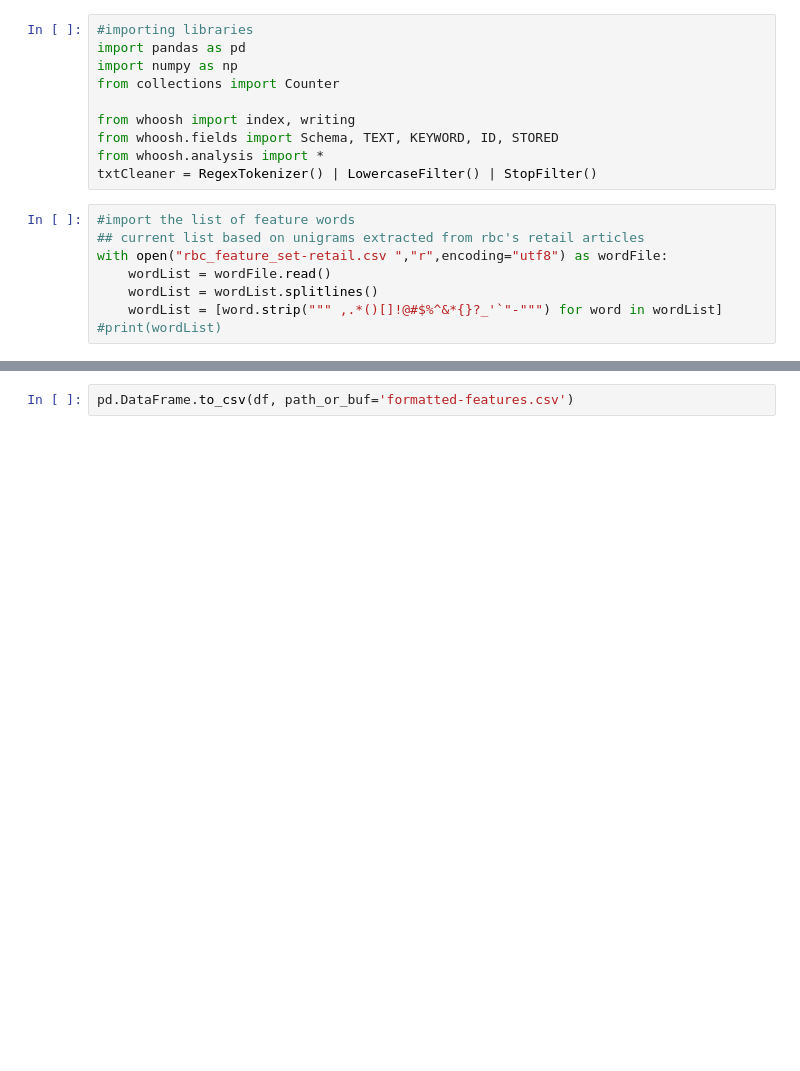
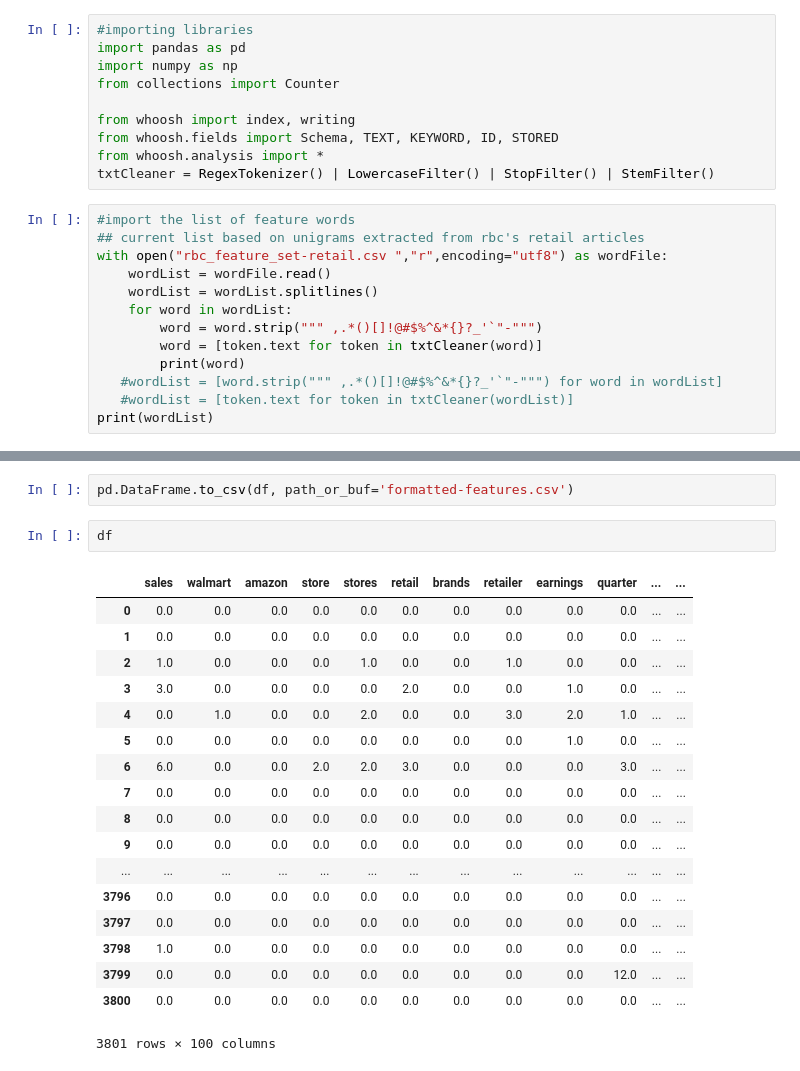
Before and after one commit to RBCCapstone/DataCollection, a Jupyter notebook: Scripts/FeatureFormatting.ipynb, the cells around one changed output, grey strips where cells are left out. Drawn from its saved outputs; the diff is of its cells as text; blank space fills up the shorter version.

```diff
--- a/Scripts/FeatureFormatting.ipynb
+++ b/Scripts/FeatureFormatting.ipynb
@@ -11,12 +11,17 @@ from collections import Counter
 from whoosh import index, writing
 from whoosh.fields import Schema, TEXT, KEYWORD, ID, STORED
 from whoosh.analysis import *
-txtCleaner = RegexTokenizer() | LowercaseFilter() | StopFilter()
+txtCleaner = RegexTokenizer() | LowercaseFilter() | StopFilter() | StemFilter()
 # %%
 #import the list of feature words
 ## current list based on unigrams extracted from rbc's retail articles
 with open("rbc_feature_set-retail.csv ","r",encoding="utf8") as wordFile:
     wordList = wordFile.read()
     wordList = wordList.splitlines()
-    wordList = [word.strip(""" ,.*()[]!@#$%^&*{}?_'`"-""") for word in wordList]
-#print(wordList)
+    for word in wordList:
+        word = word.strip(""" ,.*()[]!@#$%^&*{}?_'`"-""")
+        word = [token.text for token in txtCleaner(word)]
+        print(word)
+   #wordList = [word.strip(""" ,.*()[]!@#$%^&*{}?_'`"-""") for word in wordList]
+   #wordList = [token.text for token in txtCleaner(wordList)]
+print(wordList)
@@ -39,3 +62,24 @@ with open("retailarticles.csv ","r") as dataFile:
         i += 1
 # %%
 pd.DataFrame.to_csv(df, path_or_buf='formatted-features.csv')
+# %%
+df
+# %% [output]
+|  | sales | walmart | amazon | store | stores | retail | brands | retailer | earnings | quarter | ... | ... |
+| 0 | 0.0 | 0.0 | 0.0 | 0.0 | 0.0 | 0.0 | 0.0 | 0.0 | 0.0 | 0.0 | ... | ... |
+| 1 | 0.0 | 0.0 | 0.0 | 0.0 | 0.0 | 0.0 | 0.0 | 0.0 | 0.0 | 0.0 | ... | ... |
+| 2 | 1.0 | 0.0 | 0.0 | 0.0 | 1.0 | 0.0 | 0.0 | 1.0 | 0.0 | 0.0 | ... | ... |
+| 3 | 3.0 | 0.0 | 0.0 | 0.0 | 0.0 | 2.0 | 0.0 | 0.0 | 1.0 | 0.0 | ... | ... |
+| 4 | 0.0 | 1.0 | 0.0 | 0.0 | 2.0 | 0.0 | 0.0 | 3.0 | 2.0 | 1.0 | ... | ... |
+| 5 | 0.0 | 0.0 | 0.0 | 0.0 | 0.0 | 0.0 | 0.0 | 0.0 | 1.0 | 0.0 | ... | ... |
+| 6 | 6.0 | 0.0 | 0.0 | 2.0 | 2.0 | 3.0 | 0.0 | 0.0 | 0.0 | 3.0 | ... | ... |
+| 7 | 0.0 | 0.0 | 0.0 | 0.0 | 0.0 | 0.0 | 0.0 | 0.0 | 0.0 | 0.0 | ... | ... |
+| 8 | 0.0 | 0.0 | 0.0 | 0.0 | 0.0 | 0.0 | 0.0 | 0.0 | 0.0 | 0.0 | ... | ... |
+| 9 | 0.0 | 0.0 | 0.0 | 0.0 | 0.0 | 0.0 | 0.0 | 0.0 | 0.0 | 0.0 | ... | ... |
+| ... | ... | ... | ... | ... | ... | ... | ... | ... | ... | ... | ... | ... |
+| 3796 | 0.0 | 0.0 | 0.0 | 0.0 | 0.0 | 0.0 | 0.0 | 0.0 | 0.0 | 0.0 | ... | ... |
+| 3797 | 0.0 | 0.0 | 0.0 | 0.0 | 0.0 | 0.0 | 0.0 | 0.0 | 0.0 | 0.0 | ... | ... |
+| 3798 | 1.0 | 0.0 | 0.0 | 0.0 | 0.0 | 0.0 | 0.0 | 0.0 | 0.0 | 0.0 | ... | ... |
+| 3799 | 0.0 | 0.0 | 0.0 | 0.0 | 0.0 | 0.0 | 0.0 | 0.0 | 0.0 | 12.0 | ... | ... |
+| 3800 | 0.0 | 0.0 | 0.0 | 0.0 | 0.0 | 0.0 | 0.0 | 0.0 | 0.0 | 0.0 | ... | ... |
+3801 rows × 100 columns
```
Also changed, not shown: parts of 1 cell of this notebook, 3 other files.
